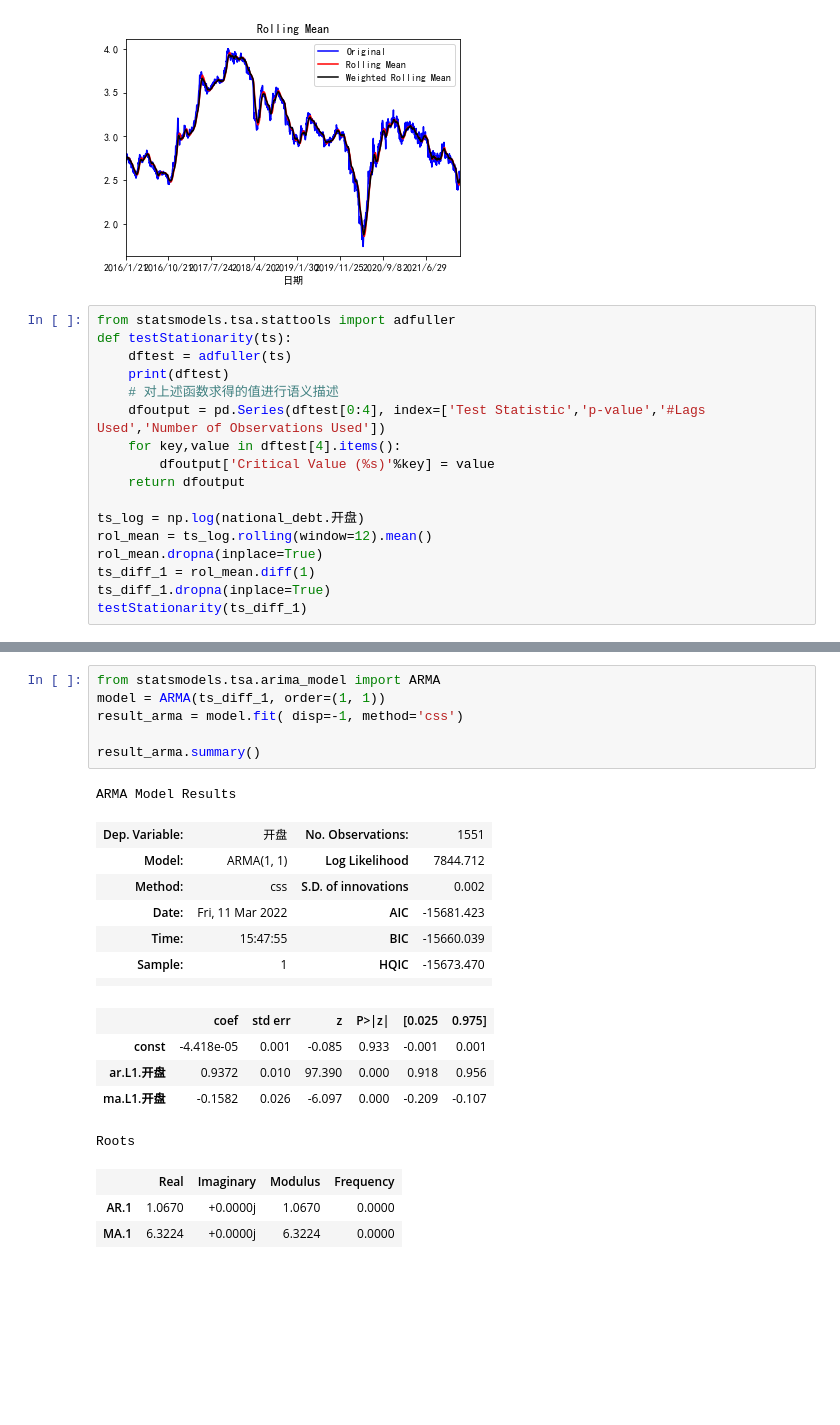
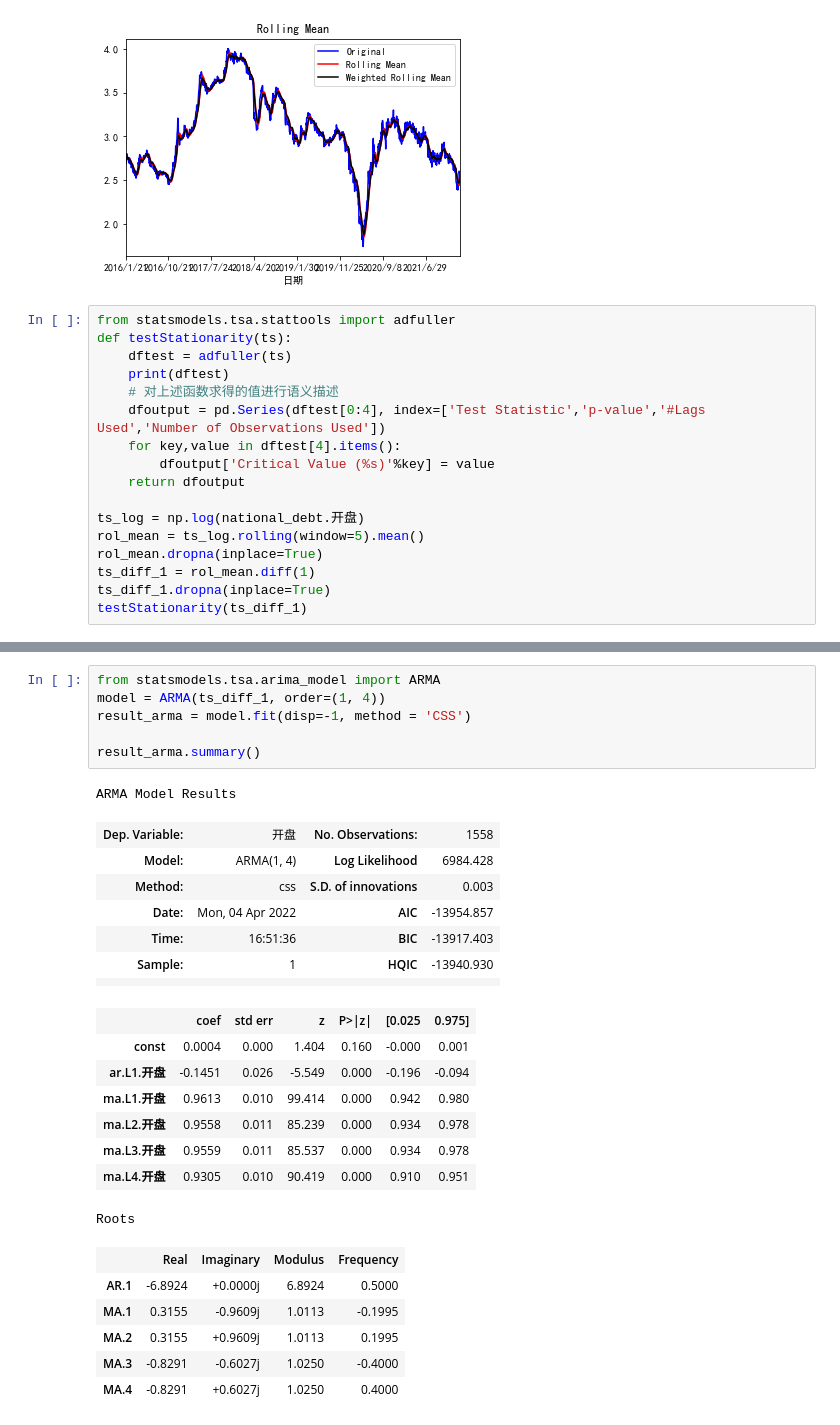
Before and after one commit to root-zr/financial-time-series-models, a Jupyter notebook: arma.ipynb, the cells around one changed output, grey strips where cells are left out. Drawn from its saved outputs; the diff is of its cells as text; blank space fills up the shorter version.

```diff
--- a/arma.ipynb
+++ b/arma.ipynb
@@ -185,7 +202,7 @@ def testStationarity(ts):
     return dfoutput
 
 ts_log = np.log(national_debt.开盘)
-rol_mean = ts_log.rolling(window=12).mean()
+rol_mean = ts_log.rolling(window=5).mean()
 rol_mean.dropna(inplace=True)
 ts_diff_1 = rol_mean.diff(1)
 ts_diff_1.dropna(inplace=True)
@@ -203,23 +259,29 @@ dtype: float64
 # %%
 from statsmodels.tsa.arima_model import ARMA
-model = ARMA(ts_diff_1, order=(1, 1))
-result_arma = model.fit( disp=-1, method='css')
+model = ARMA(ts_diff_1, order=(1, 4))
+result_arma = model.fit(disp=-1, method = 'CSS')
 
 result_arma.summary()
 # %% [output]
 ARMA Model Results
-| Dep. Variable: | 开盘 | No. Observations: | 1551 |
-| Model: | ARMA(1, 1) | Log Likelihood | 7844.712 |
-| Method: | css | S.D. of innovations | 0.002 |
-| Date: | Fri, 11 Mar 2022 | AIC | -15681.423 |
-| Time: | 15:47:55 | BIC | -15660.039 |
-| Sample: | 1 | HQIC | -15673.470 |
+| Dep. Variable: | 开盘 | No. Observations: | 1558 |
+| Model: | ARMA(1, 4) | Log Likelihood | 6984.428 |
+| Method: | css | S.D. of innovations | 0.003 |
+| Date: | Mon, 04 Apr 2022 | AIC | -13954.857 |
+| Time: | 16:51:36 | BIC | -13917.403 |
+| Sample: | 1 | HQIC | -13940.930 |
 |  |  |  |  |
 |  | coef | std err | z | P>|z| | [0.025 | 0.975] |
-| const | -4.418e-05 | 0.001 | -0.085 | 0.933 | -0.001 | 0.001 |
-| ar.L1.开盘 | 0.9372 | 0.010 | 97.390 | 0.000 | 0.918 | 0.956 |
-| ma.L1.开盘 | -0.1582 | 0.026 | -6.097 | 0.000 | -0.209 | -0.107 |
+| const | 0.0004 | 0.000 | 1.404 | 0.160 | -0.000 | 0.001 |
+| ar.L1.开盘 | -0.1451 | 0.026 | -5.549 | 0.000 | -0.196 | -0.094 |
+| ma.L1.开盘 | 0.9613 | 0.010 | 99.414 | 0.000 | 0.942 | 0.980 |
+| ma.L2.开盘 | 0.9558 | 0.011 | 85.239 | 0.000 | 0.934 | 0.978 |
+| ma.L3.开盘 | 0.9559 | 0.011 | 85.537 | 0.000 | 0.934 | 0.978 |
+| ma.L4.开盘 | 0.9305 | 0.010 | 90.419 | 0.000 | 0.910 | 0.951 |
 Roots
 |  | Real | Imaginary | Modulus | Frequency |
-| AR.1 | 1.0670 | +0.0000j | 1.0670 | 0.0000 |
-| MA.1 | 6.3224 | +0.0000j | 6.3224 | 0.0000 |
+| AR.1 | -6.8924 | +0.0000j | 6.8924 | 0.5000 |
+| MA.1 | 0.3155 | -0.9609j | 1.0113 | -0.1995 |
+| MA.2 | 0.3155 | +0.9609j | 1.0113 | 0.1995 |
+| MA.3 | -0.8291 | -0.6027j | 1.0250 | -0.4000 |
+| MA.4 | -0.8291 | +0.6027j | 1.0250 | 0.4000 |
```
Also changed, not shown: parts of 16 cells of this notebook, 4 other files.
